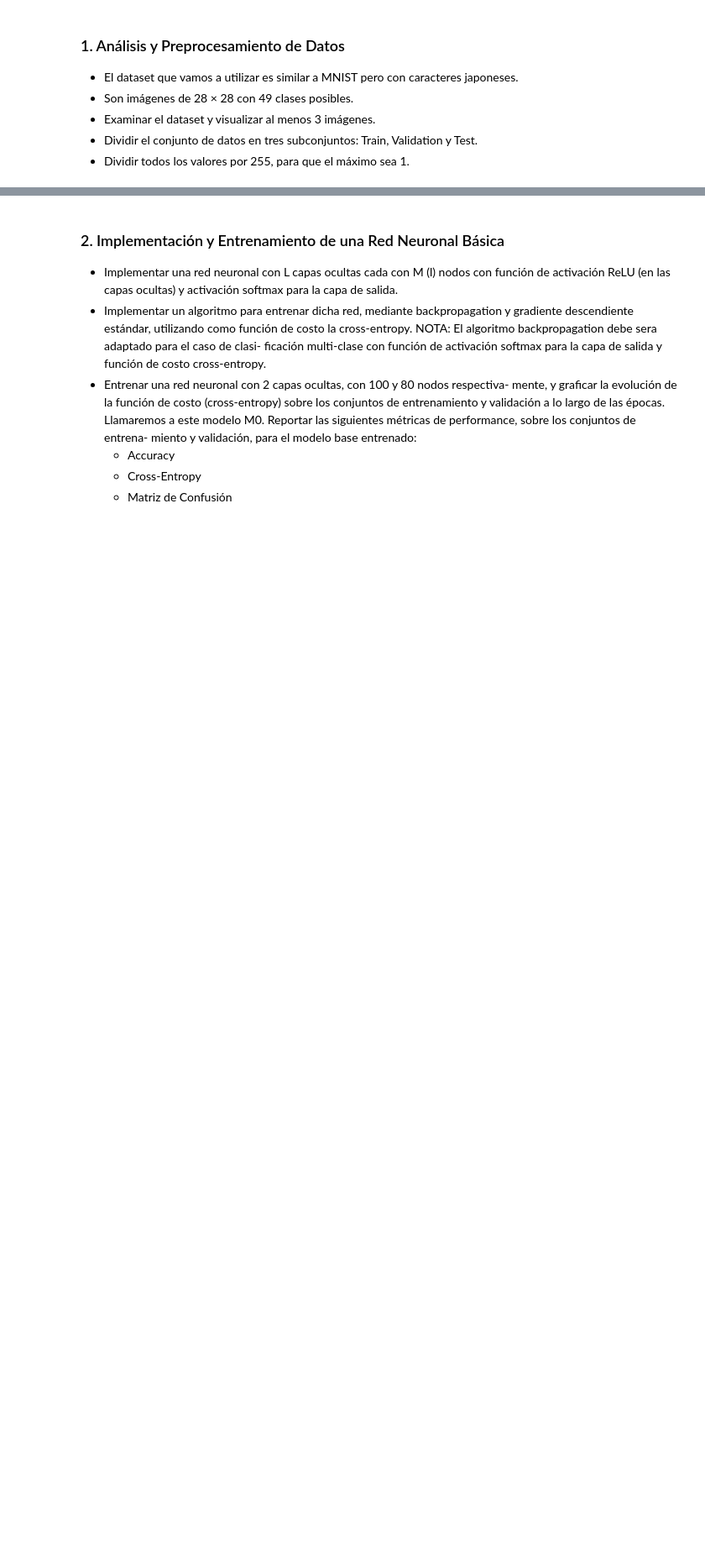
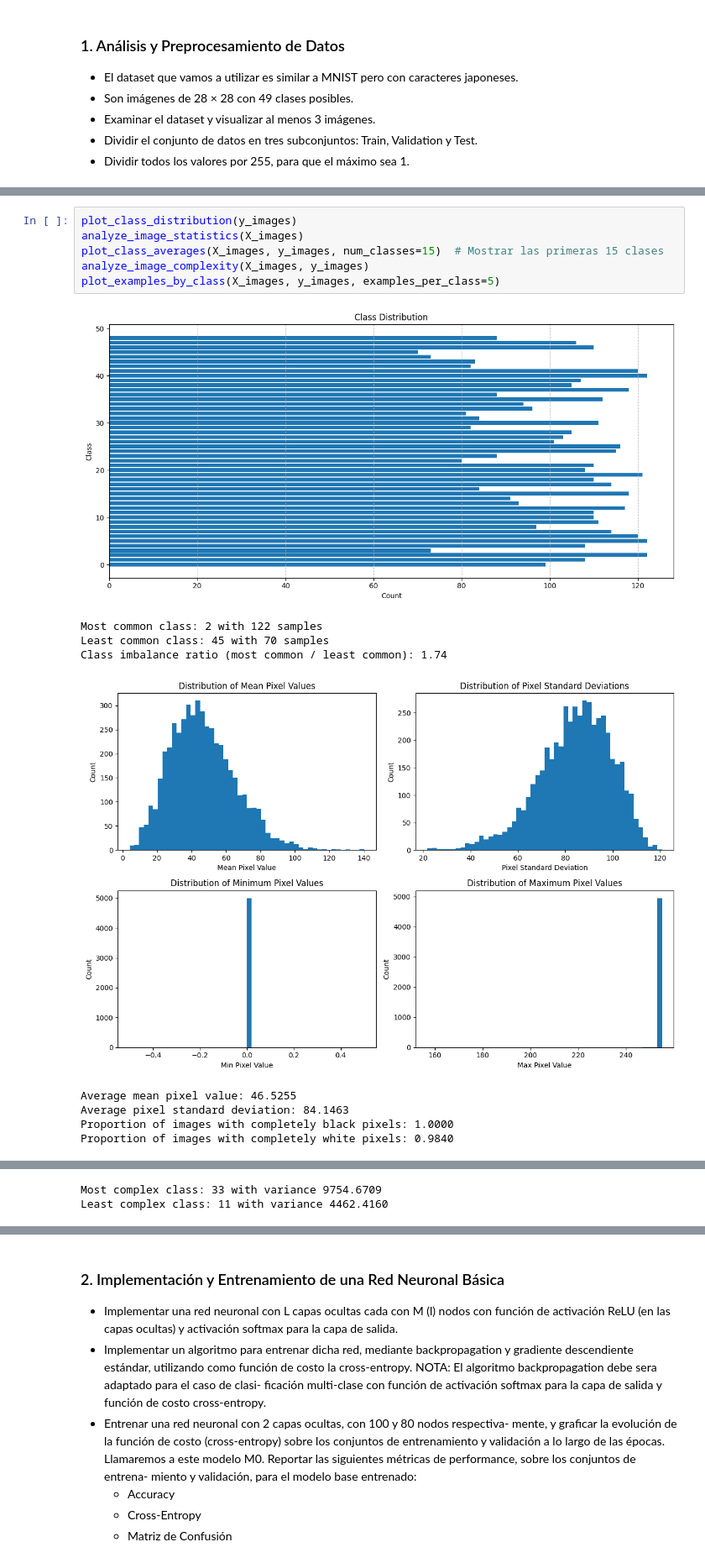
Before and after one commit to elianaostro/ML, a Jupyter notebook: Ostrovsky_Eliana_TP3/Ostrovsky_Eliana_Notebook_TP3.ipynb, the cells around one changed output, grey strips where cells are left out. Shown at 84% size. Drawn from its saved outputs; the diff is of its cells as text; blank space fills up the shorter version.

```diff
--- a/Ostrovsky_Eliana_TP3/Ostrovsky_Eliana_Notebook_TP3.ipynb
+++ b/Ostrovsky_Eliana_TP3/Ostrovsky_Eliana_Notebook_TP3.ipynb
@@ -43,0 +40,16 @@ plt.show()
+# %%
+plot_class_distribution(y_images)
+analyze_image_statistics(X_images)
+plot_class_averages(X_images, y_images, num_classes=15)  # Mostrar las primeras 15 clases
+analyze_image_complexity(X_images, y_images)
+plot_examples_by_class(X_images, y_images, examples_per_class=5)
+# %% [output]
+[figure, added]
+Most common class: 2 with 122 samples
+Least common class: 45 with 70 samples
+Class imbalance ratio (most common / least common): 1.74
+[figure, added]
+Average mean pixel value: 46.5255
+Average pixel standard deviation: 84.1463
+Proportion of images with completely black pixels: 1.0000
+Proportion of images with completely white pixels: 0.9840
@@ -43,0 +58,2 @@ plt.show()
+Most complex class: 33 with variance 9754.6709
+Least complex class: 11 with variance 4462.4160
```
Also changed, not shown: parts of 8 cells of this notebook, 3 other files.
